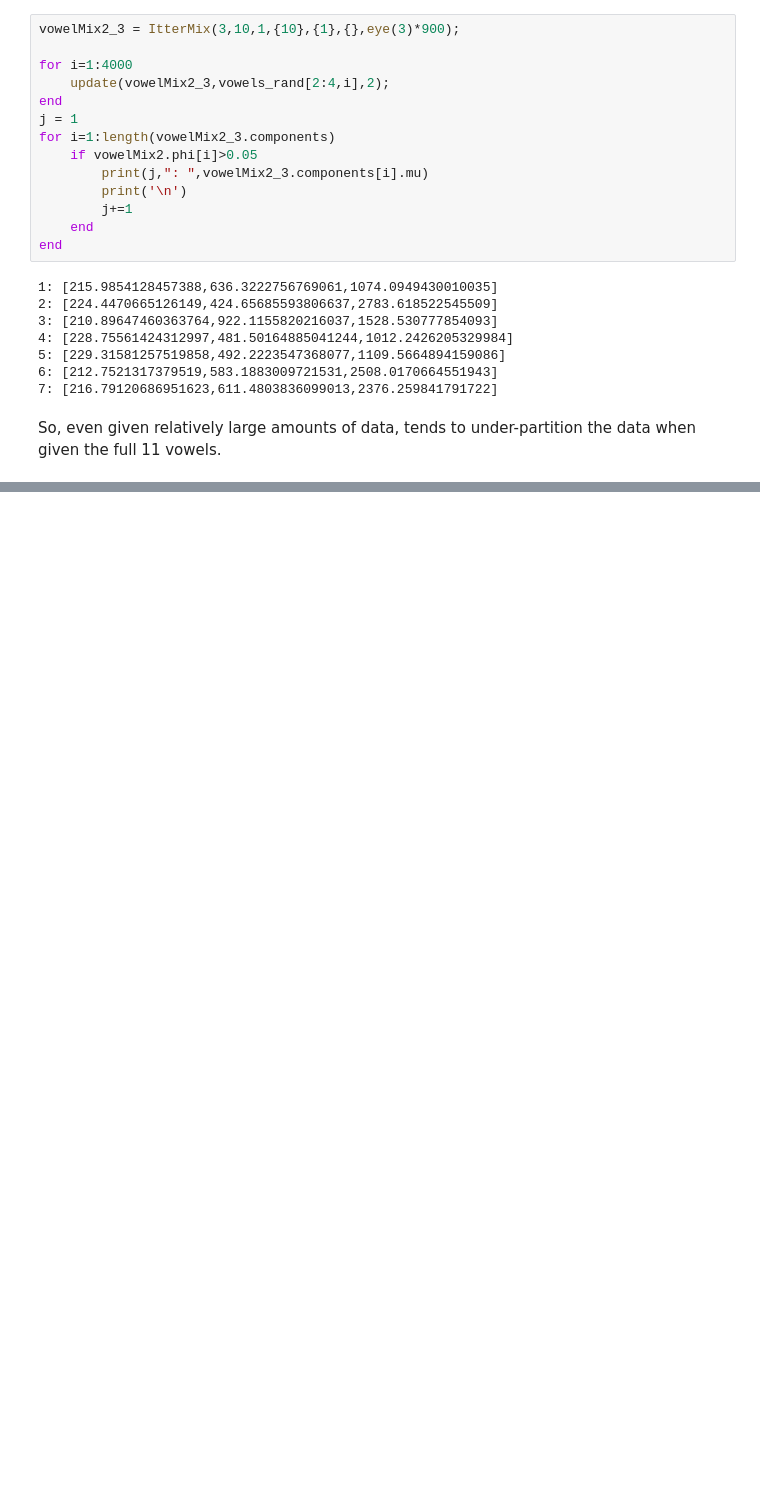
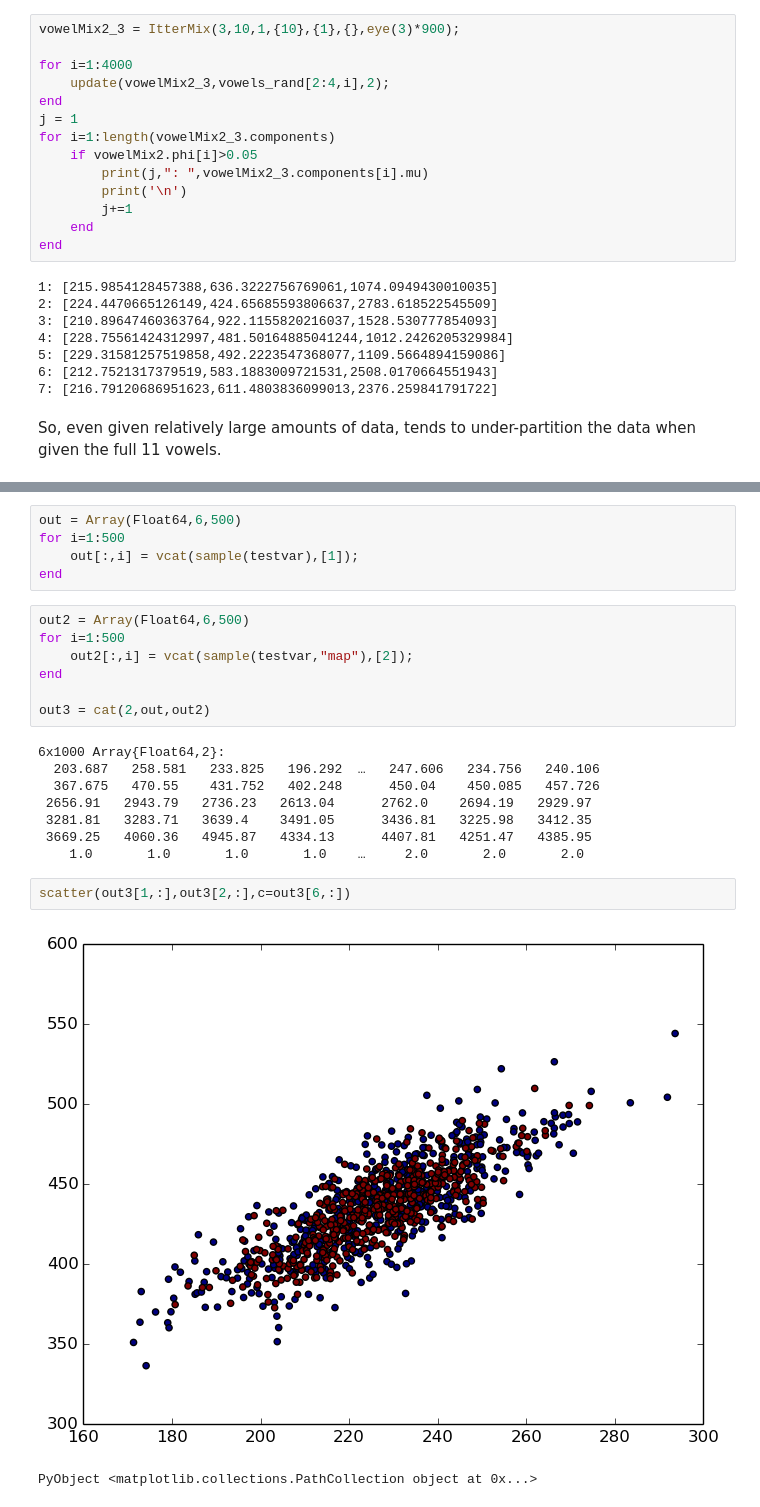
Before and after one commit to phasedchirp/dissertation, a Jupyter notebook: simulations1.ipynb, the cells around one changed output, grey strips where cells are left out. Drawn from its saved outputs; the diff is of its cells as text; blank space fills up the shorter version.

Commit message:
Sampling functions now work. Need to add a frequency threshold for the mixture sampler though.

```diff
--- a/simulations1.ipynb
+++ b/simulations1.ipynb
@@ -342,0 +380,25 @@ So, even given relatively large amounts of data, tends to under-partition the da
+# %%
+out = Array(Float64,6,500)
+for i=1:500
+    out[:,i] = vcat(sample(testvar),[1]);
+end
+# %%
+out2 = Array(Float64,6,500)
+for i=1:500
+    out2[:,i] = vcat(sample(testvar,"map"),[2]);
+end
+
+out3 = cat(2,out,out2)
+# %% [output]
+6x1000 Array{Float64,2}:
+  203.687   258.581   233.825   196.292  …   247.606   234.756   240.106
+  367.675   470.55    431.752   402.248      450.04    450.085   457.726
+ 2656.91   2943.79   2736.23   2613.04      2762.0    2694.19   2929.97
+ 3281.81   3283.71   3639.4    3491.05      3436.81   3225.98   3412.35
+ 3669.25   4060.36   4945.87   4334.13      4407.81   4251.47   4385.95
+    1.0       1.0       1.0       1.0    …     2.0       2.0       2.0
+# %%
+scatter(out3[1,:],out3[2,:],c=out3[6,:])
+# %% [output]
+[figure, added]
+PyObject <matplotlib.collections.PathCollection object at 0x...>
```
Also changed, not shown: parts of 8 cells of this notebook, 1 other file.
